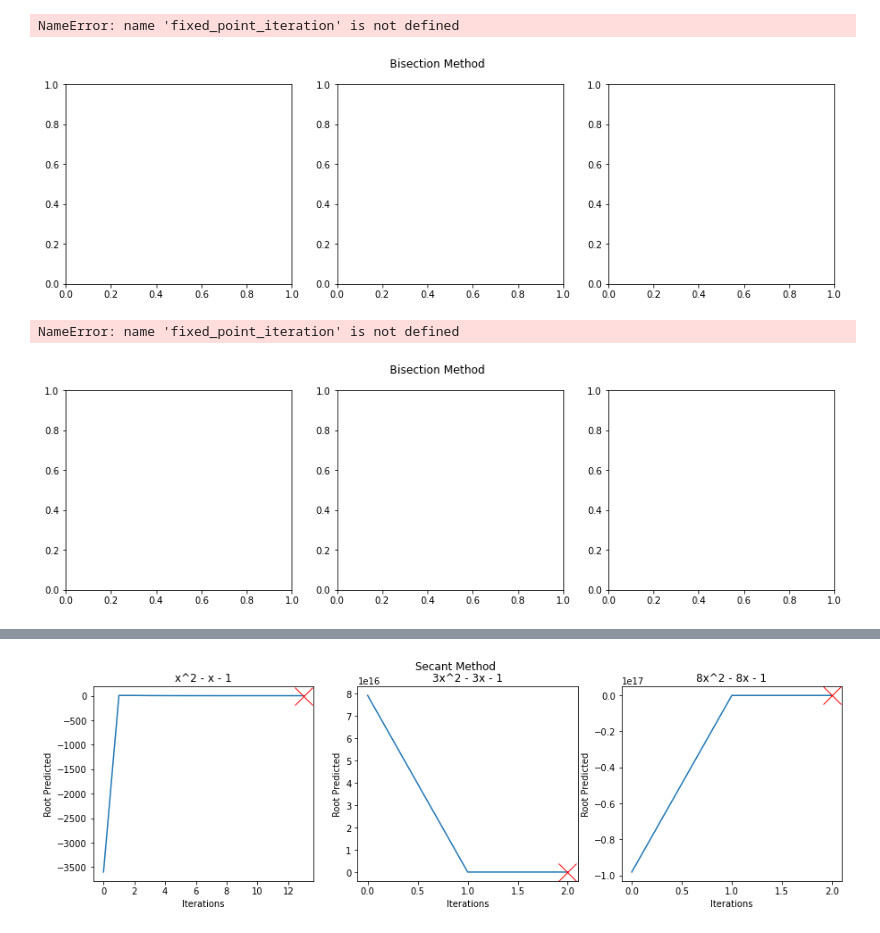
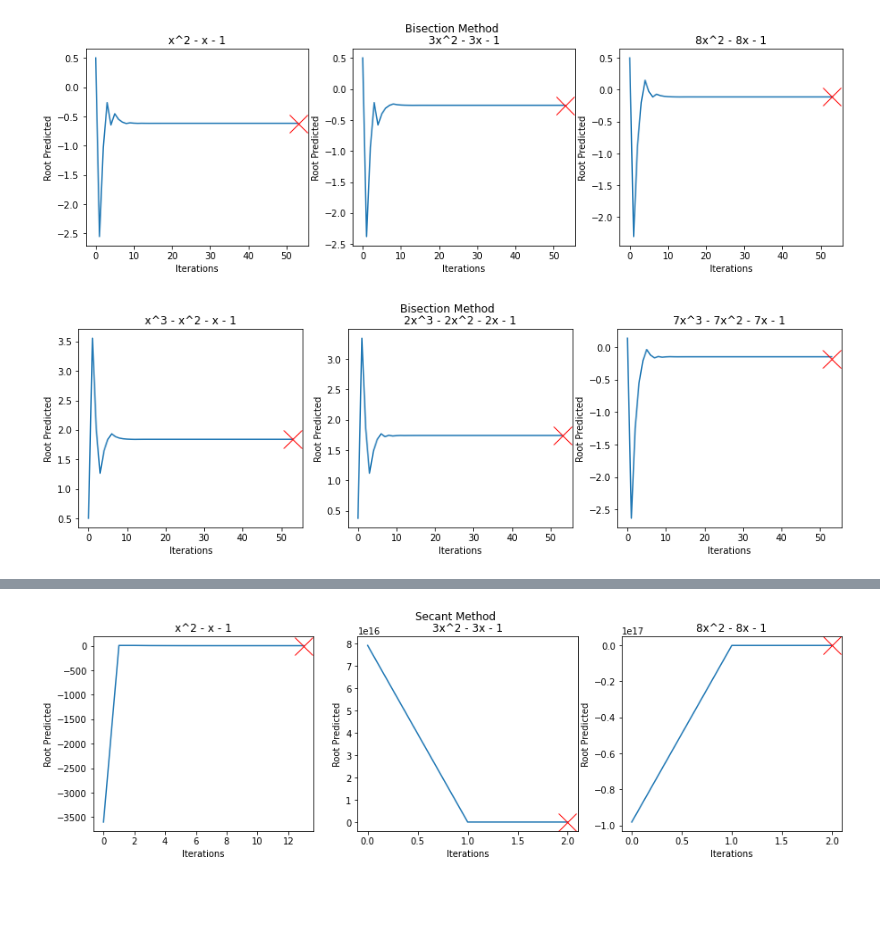
Before and after one commit to AshKhanNY/CS_301, a Jupyter notebook: Final Project/Shameem_Azwad.ipynb, the cells around one changed output, grey strips where cells are left out. Drawn from its saved outputs; the diff is of its cells as text; code cells hidden in the pictures; blank space fills up the shorter version.

```diff
--- a/Final Project/Shameem_Azwad.ipynb
+++ b/Final Project/Shameem_Azwad.ipynb
@@ -7,7 +7,7 @@ import matplotlib.pyplot as plt
 max_iterations = 1000
 tol = 1e-15
 equations = ["x^2 - x - 1", "3x^2 - 3x - 1", "8x^2 - 8x - 1", "x^3 - x^2 - x - 1", "2x^3 - 2x^2 - 2x - 1", "7x^3 - 7x^2 - 7x - 1"]
-solutions = [-0.618033988749894, -0.263762615825973, -0.112372435695794, 1.839286755214161, 1.739907874377572, 1.655970555211363]
+solutions = [-0.618033988749894, -0.263762615825973, -0.112372435695794, 1.839286755214161, 1.739907874377572, -0.473952458199156, -0.182018097012207, 1.655970555211363]
 # %%
 # Bisection Method
 def bisection(f, p0, p1, tolerance, max_iter):
@@ -69,19 +69,17 @@ record_results(bisection, lambda x:3*x**2-3*x-1, -5.26, 6.26, None, tol, max_ite
 record_results(bisection, lambda x:8*x**2-8*x-1, -5.11, 6.11, None, tol, max_iterations, results, ax[2], equations[2], solutions[2])
 plt.show()
 # %% [output]
-NameError: name 'fixed_point_iteration' is not defined
-[figure, old version]
+[figure, new version]
 # %%
 # Testing Bisection Method With 3nd Degree Polynomials
 fig, ax = plt.subplots(1, 3, figsize=(15,4)) # my screen may be too big
 fig.suptitle("Bisection Method")
 record_results(bisection, lambda x:x**3-x**2-x-1, -5.61, 6.61, None, tol, max_iterations, results, ax[0], equations[3], solutions[3])
 record_results(bisection, lambda x:2*x**3-2*x**2-2*x-1, -5.56, 6.31, None, tol, max_iterations, results, ax[1], equations[4], solutions[4])
-record_results(bisection, lambda x:2*x**3-2*x**2-2*x-1, -5.41, 5.69, None, tol, max_iterations, results, ax[2], equations[5], solutions[5])
+record_results(bisection, lambda x:7*x**3-2*x**7-7*x-1, -5.41, 5.69, None, tol, max_iterations, results, ax[2], equations[5], solutions[5])
 plt.show()
 # %% [output]
-NameError: name 'fixed_point_iteration' is not defined
-[figure, old version]
+[figure, new version]
 # %%
 # Bisection Method Table
 fig, ax = plt.subplots(dpi=200, figsize = (6,2))
```
Also changed, not shown: parts of 17 cells of this notebook.
